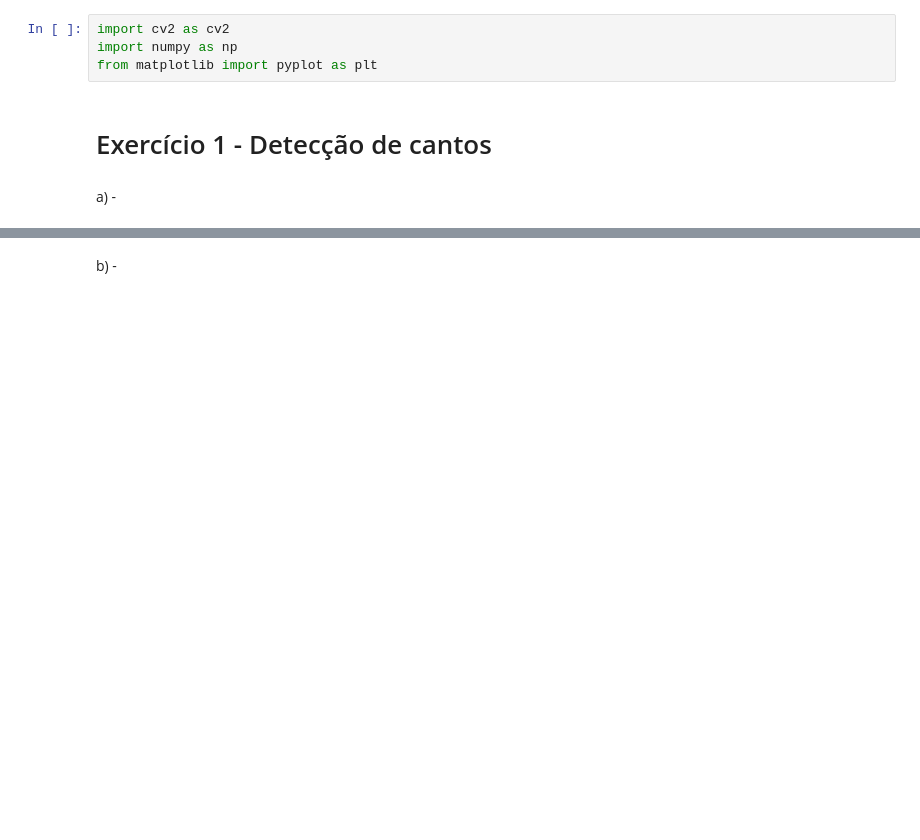
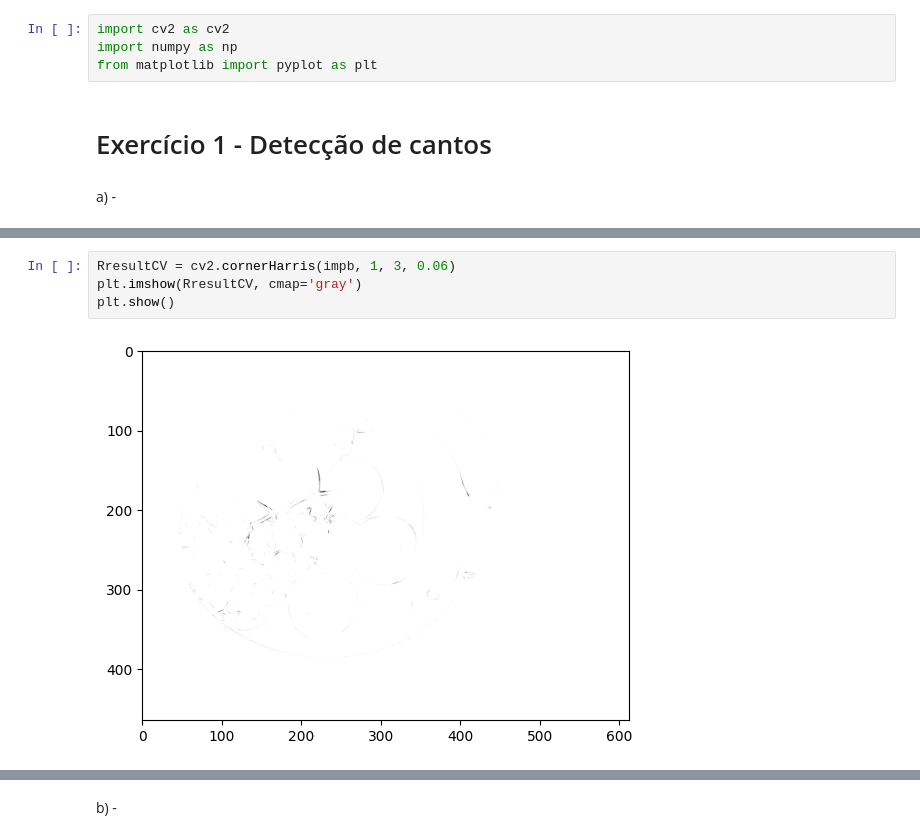
Before and after one commit to scrocha/visao-computacional-2024, a Jupyter notebook: Lista_05/Lista_05_Sillas.ipynb, the cells around one changed output, grey strips where cells are left out. Saved outputs shown, nothing was run; the diff lists cells and outputs as text; blank space fills up the shorter version.

```diff
--- a/Lista_05/Lista_05_Sillas.ipynb
+++ b/Lista_05/Lista_05_Sillas.ipynb
@@ -85,3 +71,9 @@ cv2.destroyAllWindows()
+# %%
+RresultCV = cv2.cornerHarris(impb, 1, 3, 0.06)
+plt.imshow(RresultCV, cmap='gray')
+plt.show()
+# %% [output]
+[figure, added]
 # %%
 npoints = 1000
 PointsInterest = np.zeros(impb.shape)
```
Also changed, not shown: parts of 13 cells of this notebook.
